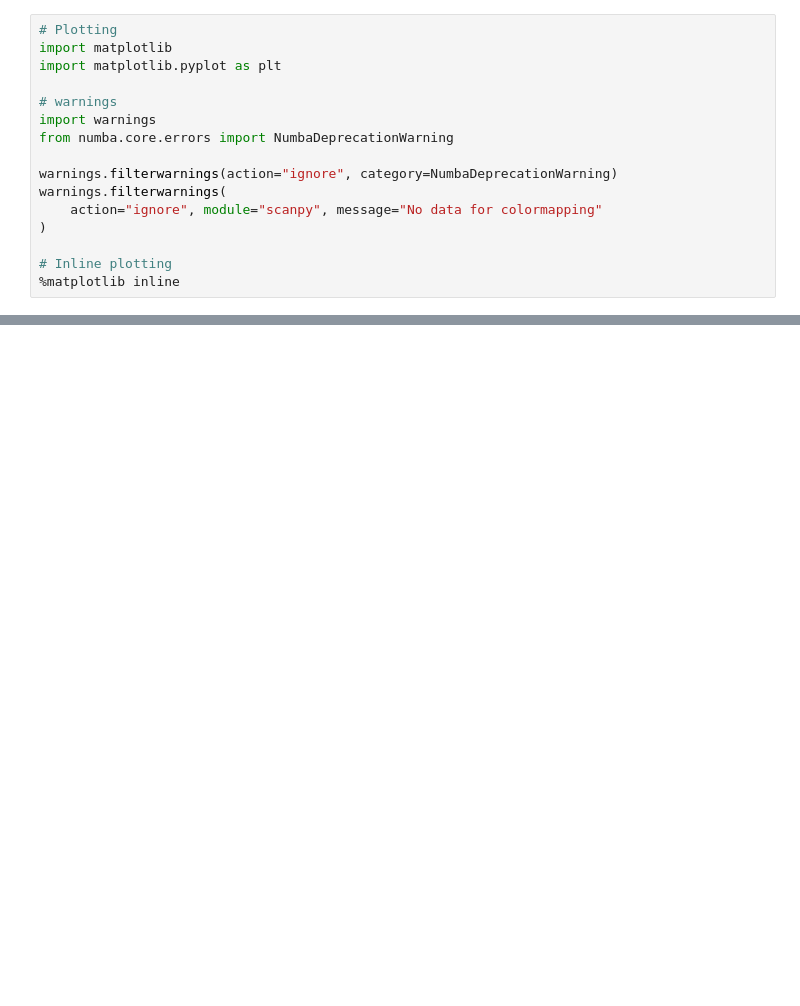
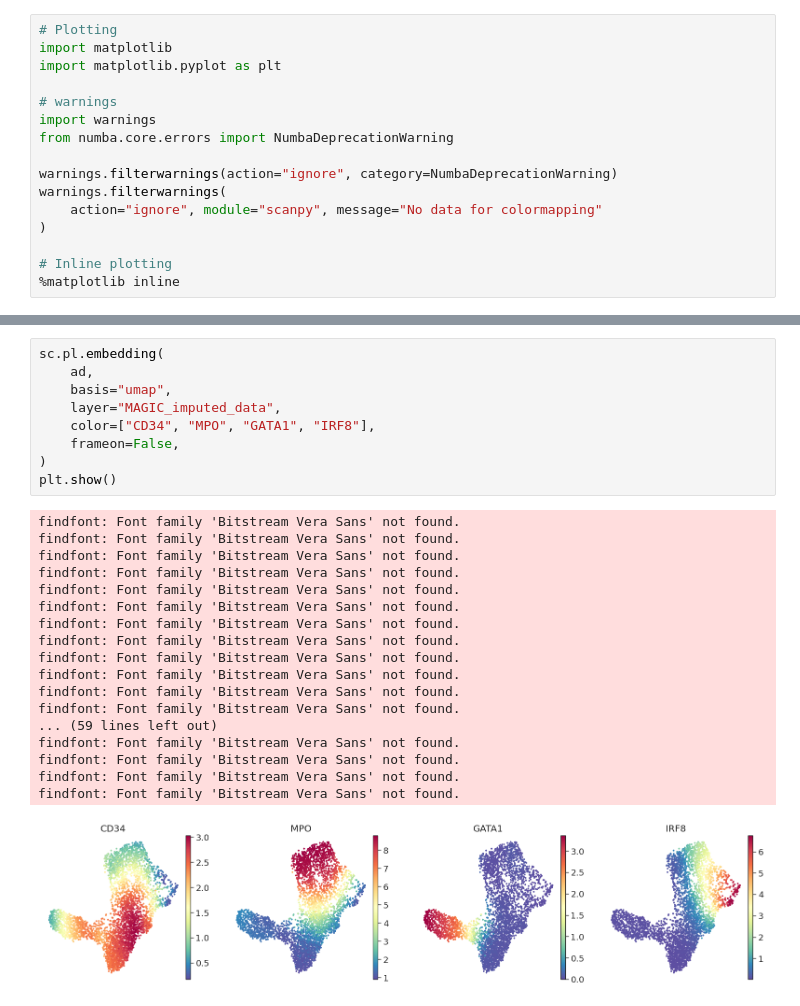
Before and after one commit to lengfei5/RA_competence, a Jupyter notebook: scripts/run_palantir_pseudotime.ipynb, the cells around one changed output, grey strips where cells are left out. Saved outputs shown, nothing was run; the diff lists cells and outputs as text; blank space fills up the shorter version.

```diff
--- a/scripts/run_palantir_pseudotime.ipynb
+++ b/scripts/run_palantir_pseudotime.ipynb
@@ -32,0 +88,28 @@ ad
+# %%
+sc.pl.embedding(
+    ad,
+    basis="umap",
+    layer="MAGIC_imputed_data",
+    color=["CD34", "MPO", "GATA1", "IRF8"],
+    frameon=False,
+)
+plt.show()
+# %% [output]
+findfont: Font family 'Bitstream Vera Sans' not found.
+findfont: Font family 'Bitstream Vera Sans' not found.
+findfont: Font family 'Bitstream Vera Sans' not found.
+findfont: Font family 'Bitstream Vera Sans' not found.
+findfont: Font family 'Bitstream Vera Sans' not found.
+findfont: Font family 'Bitstream Vera Sans' not found.
+findfont: Font family 'Bitstream Vera Sans' not found.
+findfont: Font family 'Bitstream Vera Sans' not found.
+findfont: Font family 'Bitstream Vera Sans' not found.
+findfont: Font family 'Bitstream Vera Sans' not found.
+findfont: Font family 'Bitstream Vera Sans' not found.
+findfont: Font family 'Bitstream Vera Sans' not found.
+... (59 lines left out)
+findfont: Font family 'Bitstream Vera Sans' not found.
+findfont: Font family 'Bitstream Vera Sans' not found.
+findfont: Font family 'Bitstream Vera Sans' not found.
+findfont: Font family 'Bitstream Vera Sans' not found.
+[figure, added]
```
Also changed, not shown: parts of 17 cells of this notebook, 4 other files.
